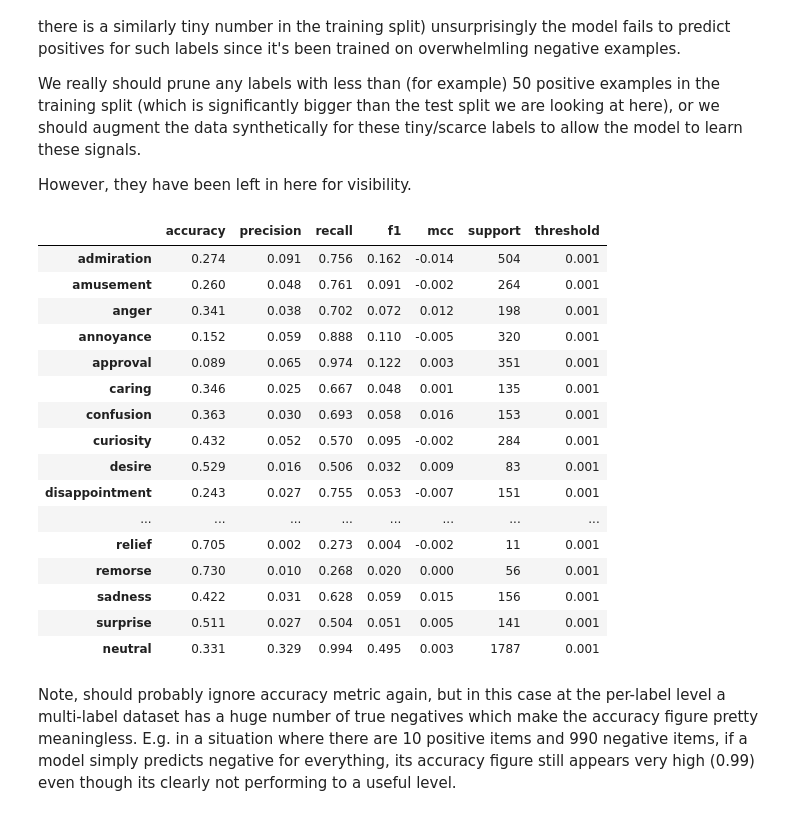
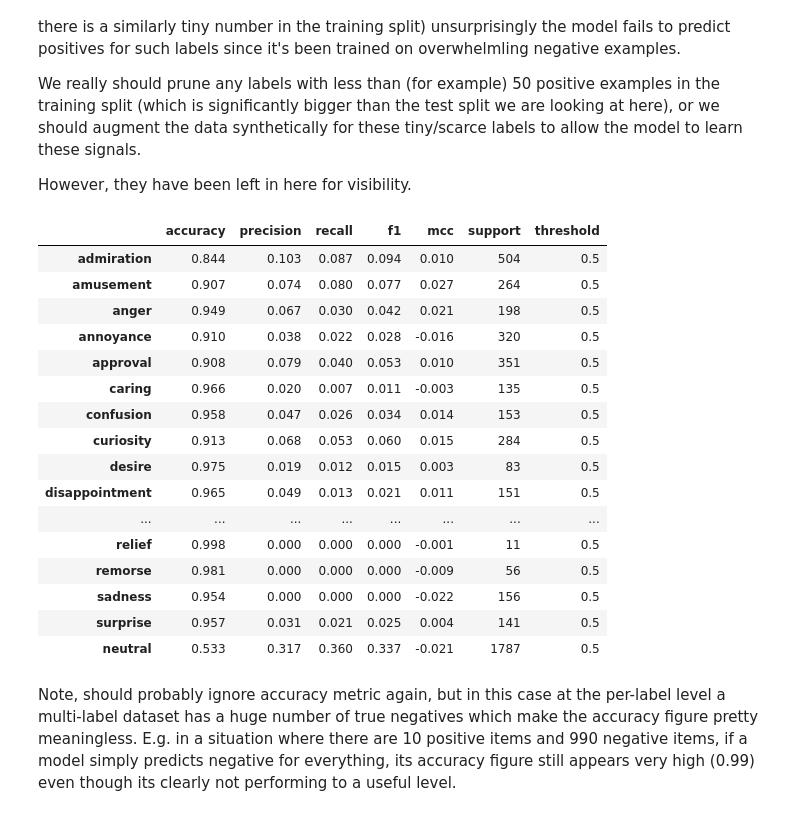
Before and after one commit to mhassan1a/Sentiment-Analysis, a Jupyter notebook: eval-roberta-base-go_emotions.ipynb, the cells around one changed output. Drawn from its saved outputs; the diff is of its cells as text; code cells hidden in the pictures.

```diff
--- a/eval-roberta-base-go_emotions.ipynb
+++ b/eval-roberta-base-go_emotions.ipynb
@@ -105,8 +86,11 @@ model.eval()
 test_loss = 0
 correct_predictions = 0
 total_predictions = 0
+model_outputs = []
 for input, labels, masks in tqdm(dataloaders):
     output = model(input)
+    for outputi in output:
+        model_outputs.append(F.softmax(outputi, dim=0).detach().numpy())
     correct_predictions += (output.argmax(dim=1) == labels).sum().item()
     total_predictions += labels.size(0)
 accuracy = correct_predictions / total_predictions
@@ -117,18 +101,11 @@ print(f"{accuracy:0.2f}")
 The model gave us floating point outputs for each label for each item, as a list of dicts. We need to arrange these into an array to be able to easily compare them with the dataset values. These values are sometimes known as probabilities (or `probas` for short) - but note, although these values are quantitative and can be compared to an extent (as we will), they are not really probabilities in any real statistical sense.
 
 We still need to convert these to binary prediction (`preds`) to be able to compare them to the `y_target` values from the dataset, but since the best threshold value to use to convert them is not yet known, we'll keep the float values.
-# %%
-dataloaders = torch.utils.data.DataLoader(goemotions_pytorch, batch_size=256, shuffle=False)
-model_outputs = []
-for inputs, targets, _ in tqdm(dataloaders):
-    outputs = lstm_goem_model(inputs)
-    for output in outputs:
-        model_outputs.append(F.softmax(output, dim=0).detach().numpy())
 # %%
 print(model_outputs[0])
 y_probas_all = np.zeros((num_items, num_labels), dtype=float)
 for i, item_probas in enumerate(model_outputs):
     for item_proba in item_probas:
-        label, score = np.argmax(item_probas), item_proba
+        label_index, score = np.argmax(item_probas), item_proba
         y_probas_all[i, label_index] = score
 # %% [output]
@@ -194,7 +171,7 @@ We can see the metrics at a threshold of 0.5 (which intuitively seems like the r
 
 Should ignore accuracy because it isn't really helpful when applied per item for a multi-label dataset E.g. if there are 3 positive labels for a particular item but the model only gets 2 of them, accuracy will treat that as a 0/fail, not a partial success.
 # %%
-threshold = 0.5
+threshold = 0.3
 y_preds_all = y_probas_all > threshold
 
 print("Overall (macro)")
@@ -231,34 +208,34 @@ def calc_label_metrics(label, y_targets, y_preds, threshold):
         "threshold": threshold,
     }
 # %%
-threshold = 0.001
-y_preds_all = (model_outputs > threshold).astype(int)
-
+threshold = 0.5
+model_outputs_array = np.array(model_outputs)
+y_preds_all = (model_outputs_array > threshold).astype(int)
 results = []
-for label_index, label in enumerate(labels):
+for label_index, label in enumerate(label_names):
     y_targets, y_preds = y_targets_all[:, label_index], y_preds_all[:, label_index]
     results.append(calc_label_metrics(label, y_targets, y_preds, threshold))
 
-per_label_results = pd.DataFrame(results, index=labels)
+per_label_results = pd.DataFrame(results, index=label_names)
 display(per_label_results.drop(columns=["label"]).round(3))
 # %% [output]
 |  | accuracy | precision | recall | f1 | mcc | support | threshold |
-| admiration | 0.274 | 0.091 | 0.756 | 0.162 | -0.014 | 504 | 0.001 |
-| amusement | 0.260 | 0.048 | 0.761 | 0.091 | -0.002 | 264 | 0.001 |
-| anger | 0.341 | 0.038 | 0.702 | 0.072 | 0.012 | 198 | 0.001 |
-| annoyance | 0.152 | 0.059 | 0.888 | 0.110 | -0.005 | 320 | 0.001 |
-| approval | 0.089 | 0.065 | 0.974 | 0.122 | 0.003 | 351 | 0.001 |
-| caring | 0.346 | 0.025 | 0.667 | 0.048 | 0.001 | 135 | 0.001 |
-| confusion | 0.363 | 0.030 | 0.693 | 0.058 | 0.016 | 153 | 0.001 |
-| curiosity | 0.432 | 0.052 | 0.570 | 0.095 | -0.002 | 284 | 0.001 |
-| desire | 0.529 | 0.016 | 0.506 | 0.032 | 0.009 | 83 | 0.001 |
-| disappointment | 0.243 | 0.027 | 0.755 | 0.053 | -0.007 | 151 | 0.001 |
+| admiration | 0.844 | 0.103 | 0.087 | 0.094 | 0.010 | 504 | 0.5 |
+| amusement | 0.907 | 0.074 | 0.080 | 0.077 | 0.027 | 264 | 0.5 |
+| anger | 0.949 | 0.067 | 0.030 | 0.042 | 0.021 | 198 | 0.5 |
+| annoyance | 0.910 | 0.038 | 0.022 | 0.028 | -0.016 | 320 | 0.5 |
+| approval | 0.908 | 0.079 | 0.040 | 0.053 | 0.010 | 351 | 0.5 |
+| caring | 0.966 | 0.020 | 0.007 | 0.011 | -0.003 | 135 | 0.5 |
+| confusion | 0.958 | 0.047 | 0.026 | 0.034 | 0.014 | 153 | 0.5 |
+| curiosity | 0.913 | 0.068 | 0.053 | 0.060 | 0.015 | 284 | 0.5 |
+| desire | 0.975 | 0.019 | 0.012 | 0.015 | 0.003 | 83 | 0.5 |
+| disappointment | 0.965 | 0.049 | 0.013 | 0.021 | 0.011 | 151 | 0.5 |
 | ... | ... | ... | ... | ... | ... | ... | ... |
-| relief | 0.705 | 0.002 | 0.273 | 0.004 | -0.002 | 11 | 0.001 |
-| remorse | 0.730 | 0.010 | 0.268 | 0.020 | 0.000 | 56 | 0.001 |
-| sadness | 0.422 | 0.031 | 0.628 | 0.059 | 0.015 | 156 | 0.001 |
-| surprise | 0.511 | 0.027 | 0.504 | 0.051 | 0.005 | 141 | 0.001 |
-| neutral | 0.331 | 0.329 | 0.994 | 0.495 | 0.003 | 1787 | 0.001 |
+| relief | 0.998 | 0.000 | 0.000 | 0.000 | -0.001 | 11 | 0.5 |
+| remorse | 0.981 | 0.000 | 0.000 | 0.000 | -0.009 | 56 | 0.5 |
+| sadness | 0.954 | 0.000 | 0.000 | 0.000 | -0.022 | 156 | 0.5 |
+| surprise | 0.957 | 0.031 | 0.021 | 0.025 | 0.004 | 141 | 0.5 |
+| neutral | 0.533 | 0.317 | 0.360 | 0.337 | -0.021 | 1787 | 0.5 |
 # %% [markdown]
 Note, should probably ignore accuracy metric again, but in this case at the per-label level a multi-label dataset has a huge number of true negatives which make the accuracy figure pretty meaningless. E.g. in a situation where there are 10 positive items and 990 negative items, if a model simply predicts negative for everything, its accuracy figure still appears very high (0.99) even though its clearly not performing to a useful level.
 # %%
```
Also changed, not shown: parts of 14 cells of this notebook, 12 other files.
